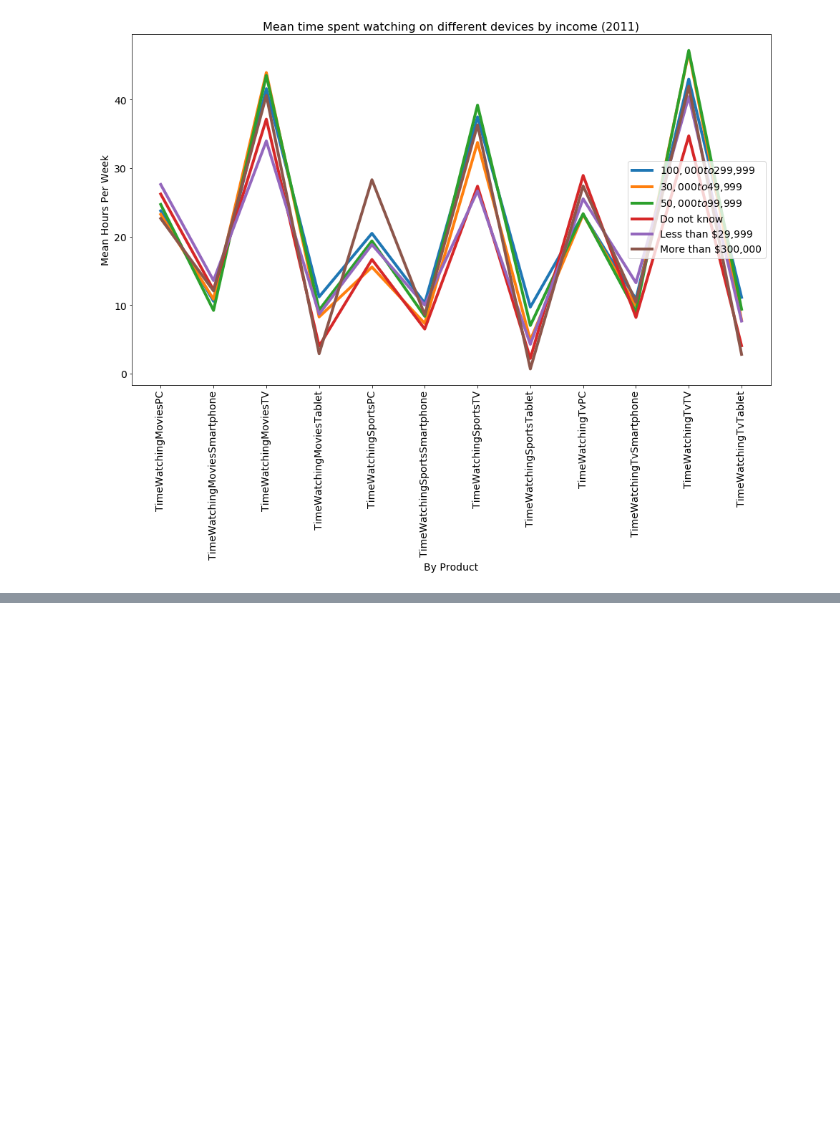
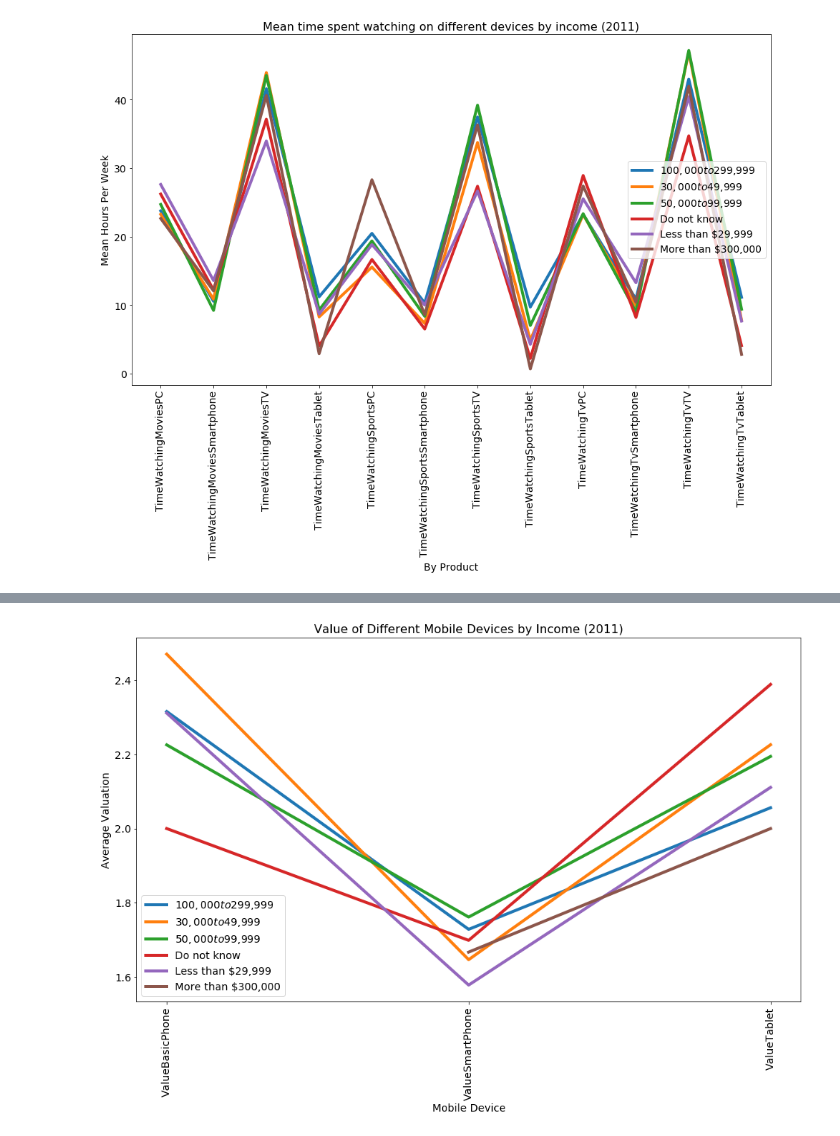
Before and after one commit to rohit-agrawal10/datascience, a Jupyter notebook: Questions1-22.ipynb, the cells around one changed output, grey strips where cells are left out. Cells and saved outputs as stored; diff of their text form; code cells hidden in the pictures; blank space fills up the shorter version.

```diff
--- a/Questions1-22.ipynb
+++ b/Questions1-22.ipynb
@@ -514,0 +640,32 @@ plt.show()
+# %%
+# Definitely a big trend in what mobile devices people value based on income
+incomeMobileDevices_2011 = df3[0:maxSample].groupby('HouseholdIncome')[valuePhoneOrTablet3].mean()
+
+IncomeBins = np.unique(df3['HouseholdIncome'])
+
+for ind in np.arange(len(IncomeBins)):
+    plt.plot(list(incomeMobileDevices_2011), incomeMobileDevices_2011.iloc[ind], label=IncomeBins[ind], linewidth=4)
+
+plt.title('Value of Different Mobile Devices by Income (2011)')
+plt.xlabel('Mobile Device', fontsize=14)
+plt.ylabel('Average Valuation', fontsize=14)
+plt.xticks(incomeMobileDevices_2011.keys(), rotation = 90)
+plt.legend()
+plt.show()
+# %%
+# Definitely a big trend in what mobile devices people value based on income
+incomeMobileDevices_2011 = df3[0:maxSample].groupby('HouseholdIncome')[valuePhoneOrTablet3].mean()
+
+IncomeBins = np.unique(df3['HouseholdIncome'])
+
+for ind in np.arange(len(IncomeBins)):
+    plt.plot(list(incomeMobileDevices_2011), incomeMobileDevices_2011.iloc[ind], label=IncomeBins[ind], linewidth=4)
+
+plt.title('Value of Different Mobile Devices by Income (2011)')
+plt.xlabel('Mobile Device', fontsize=14)
+plt.ylabel('Average Valuation', fontsize=14)
+plt.xticks(incomeMobileDevices_2011.keys(), rotation = 90)
+plt.legend()
+plt.show()
+# %% [output]
+[figure, added]
```
Also changed, not shown: parts of 15 cells of this notebook.
